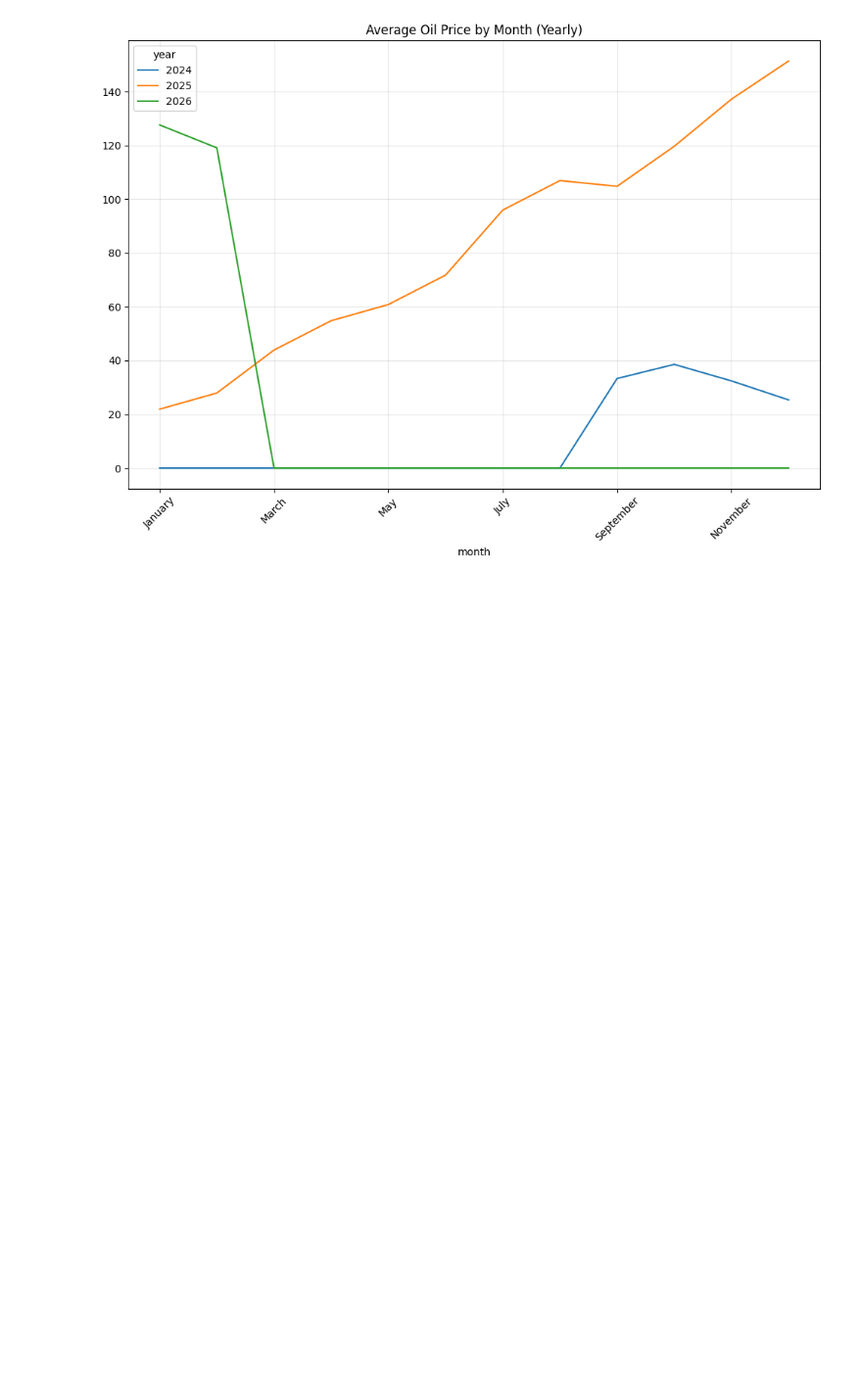
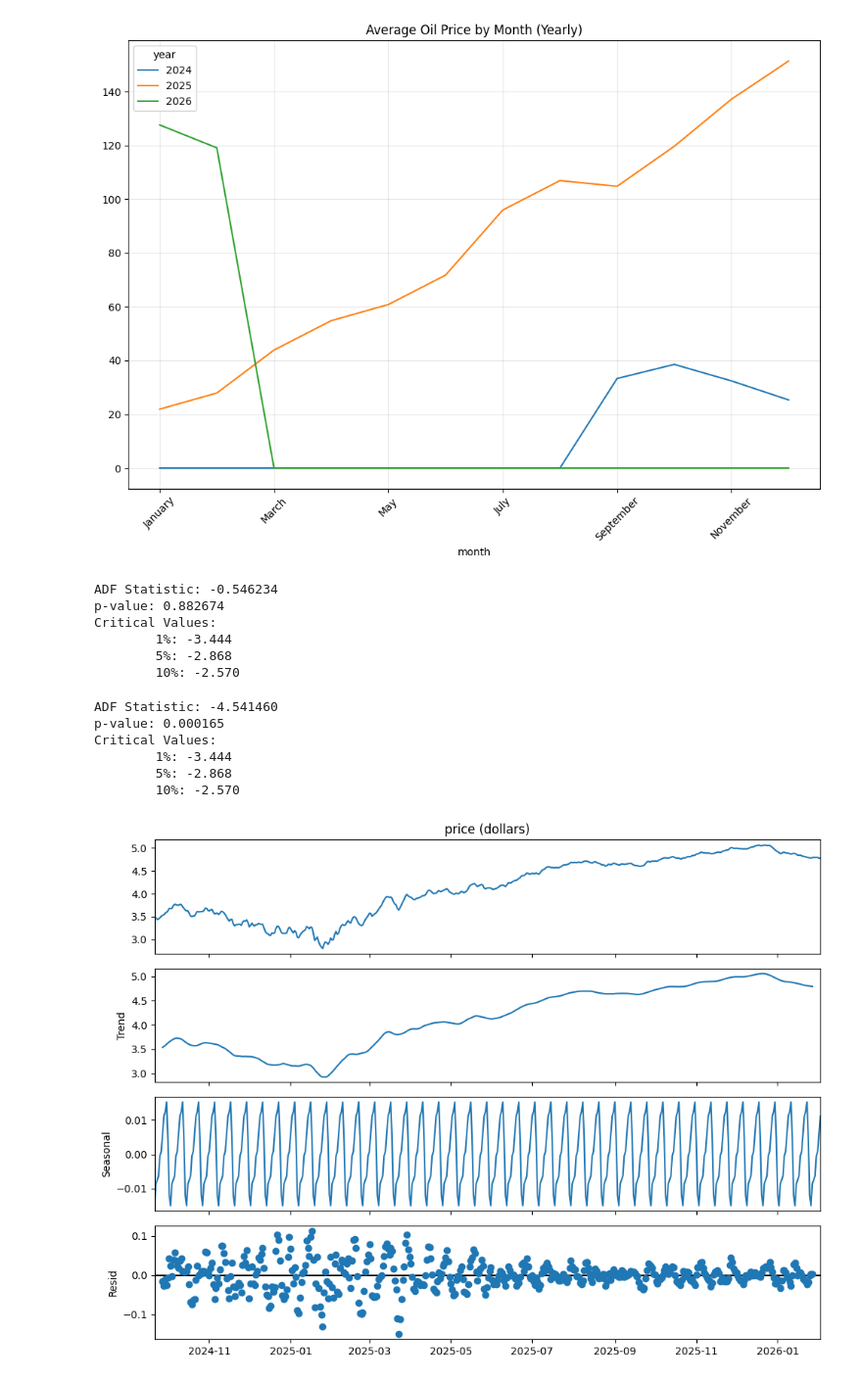
Before and after one commit to faadeola/oil_prices_ts_analysis, a Jupyter notebook: oil_prices_ts_analysis.ipynb, the cells around one changed output. Shown at 98% size. Drawn from its saved outputs; the diff is of its cells as text; code cells hidden in the pictures; blank space fills up the shorter version.

```diff
--- a/oil_prices_ts_analysis.ipynb
+++ b/oil_prices_ts_analysis.ipynb
@@ -130,3 +132,44 @@ plt.tight_layout() # Adjust layout to prevent labels from being cut off
 plt.show()
 # %% [output]
 [figure]
+# %%
+# Testing for stationarity using augmented dickey fuller test
+data = oil.values
+result = adfuller(data)
+print('ADF Statistic: %f' % result[0])
+print('p-value: %f' % result[1])
+print('Critical Values:')
+for key, value in result[4].items(): print('\t%s: %.3f' % (key, value))
+# %% [output]
+ADF Statistic: -0.546234
+p-value: 0.882674
+Critical Values:
+        1%: -3.444
+        5%: -2.868
+        10%: -2.570
+# %%
+result = adfuller(oil.diff().dropna())
+print('ADF Statistic: %f' % result[0])
+print('p-value: %f' % result[1])
+print('Critical Values:')
+for key, value in result[4].items(): print('\t%s: %.3f' % (key, value))
+# %% [output]
+ADF Statistic: -4.541460
+p-value: 0.000165
+Critical Values:
+        1%: -3.444
+        5%: -2.868
+        10%: -2.570
+# %%
+# Load your data into a Series named 'df'
+# For Additive:
+# result_add = seasonal_decompose(oil['price (dollars)'], model='additive', period=12)
+
+# For Multiplicative:
+#result_mult = seasonal_decompose(oil['price (dollars)'], model='multiplicative', period=12)
+result_mult = seasonal_decompose(np.log(oil['price (dollars)']), model='multiplicative', period=12)
+
+result_mult.plot()
+plt.show()
+# %% [output]
+[figure, added]
```
Also changed, not shown: parts of 5 cells of this notebook.
